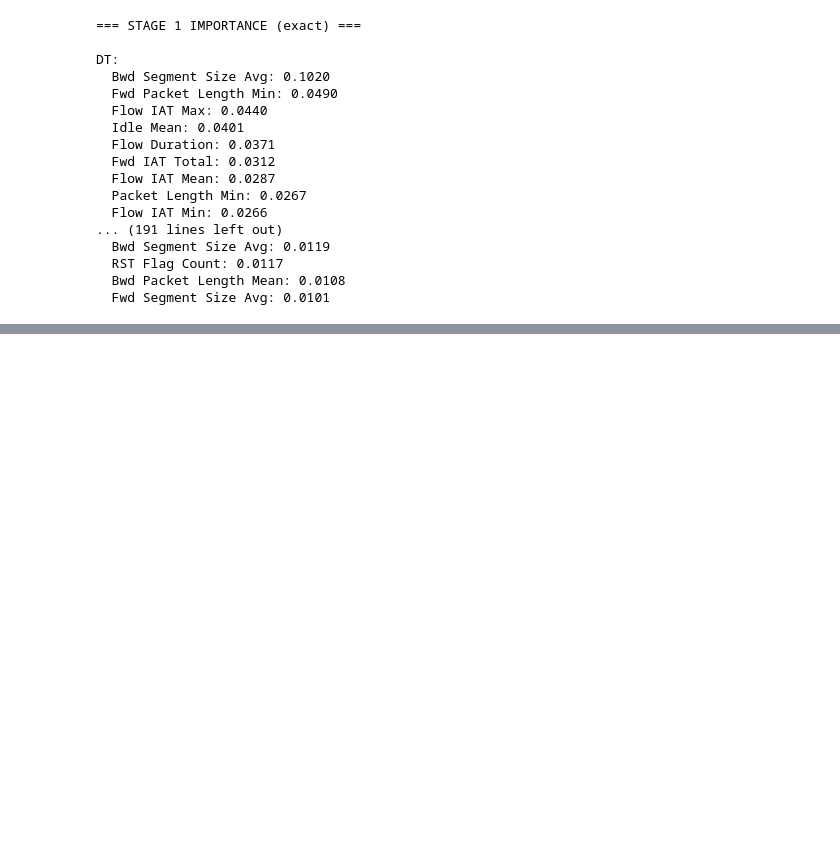
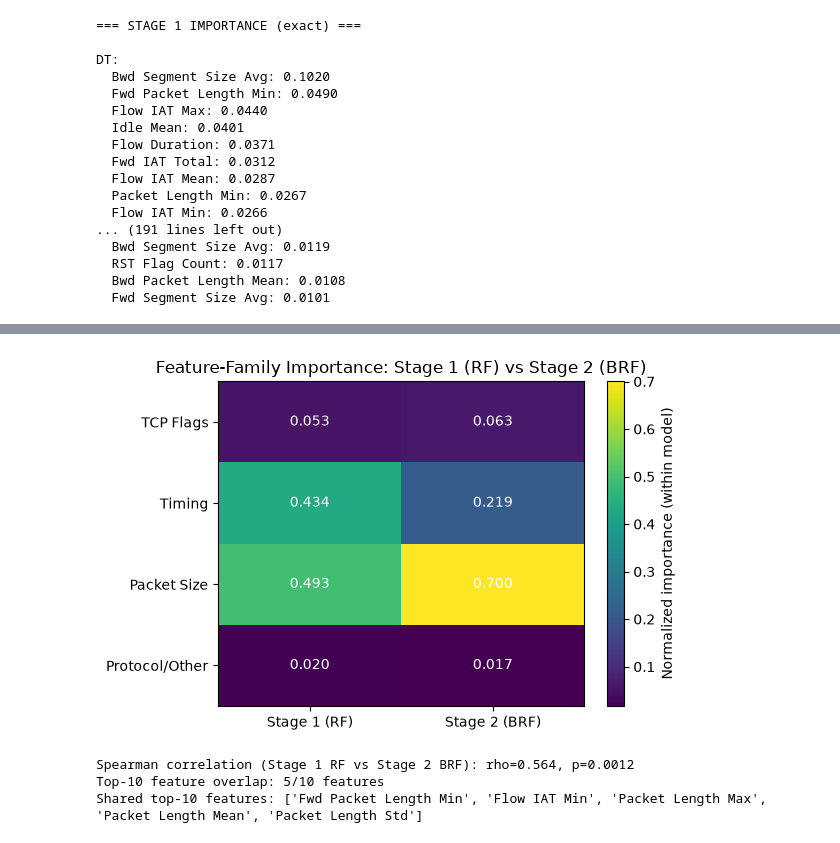
Before and after one commit to SimrahRuqiya/flat-vs-hierarchical-ml-research, a Jupyter notebook: notebooks/07_shap_final.ipynb, the cells around one changed output, grey strips where cells are left out. Saved outputs shown, nothing was run; the diff lists cells and outputs as text; code cells hidden in the pictures; blank space fills up the shorter version.

Commit message:
extra shap stuff

```diff
--- a/notebooks/07_shap_final.ipynb
+++ b/notebooks/07_shap_final.ipynb
@@ -361,0 +442,46 @@ DT:
+# %%
+import matplotlib.pyplot as plt
+
+all_families = ['TCP Flags', 'Timing', 'Packet Size', 'Protocol/Other']
+
+heatmap_data = pd.DataFrame({
+    'Stage 1 (RF)': [stage1_rf_family.get(f, 0) for f in all_families],
+    'Stage 2 (BRF)': [stage2_brf_family.get(f, 0) for f in all_families],
+}, index=all_families)
+
+fig, ax = plt.subplots(figsize=(6, 4))
+im = ax.imshow(heatmap_data.values.astype(float), aspect='auto', cmap='viridis')
+ax.set_xticks(range(len(heatmap_data.columns)))
+ax.set_xticklabels(heatmap_data.columns)
+ax.set_yticks(range(len(heatmap_data.index)))
+ax.set_yticklabels(heatmap_data.index)
+for i in range(len(heatmap_data.index)):
+    for j in range(len(heatmap_data.columns)):
+        val = heatmap_data.values[i, j]
+        ax.text(j, i, f"{val:.3f}", ha='center', va='center', color='white')
+fig.colorbar(im, ax=ax, label='Normalized importance (within model)')
+plt.title('Feature-Family Importance: Stage 1 (RF) vs Stage 2 (BRF)')
+plt.tight_layout()
+plt.savefig('../results/shap/family_heatmap.png', dpi=150, bbox_inches='tight')
+plt.show()
+# %% [output]
+[figure, added]
+# %%
+from scipy.stats import spearmanr
+
+stage1_norm = stage1_importance['RF'] / stage1_importance['RF'].sum()
+stage2_norm = stage2_importance['BRF'] / stage2_importance['BRF'].sum()
+
+rho, p_value = spearmanr(stage1_norm, stage2_norm)
+print(f"Spearman correlation (Stage 1 RF vs Stage 2 BRF): rho={rho:.3f}, p={p_value:.4f}")
+
+k = 10
+top_k_s1 = set(np.argsort(stage1_norm)[::-1][:k])
+top_k_s2 = set(np.argsort(stage2_norm)[::-1][:k])
+overlap = top_k_s1 & top_k_s2
+print(f"Top-{k} feature overlap: {len(overlap)}/{k} features")
+print(f"Shared top-{k} features: {[feature_names[i] for i in overlap]}")
+# %% [output]
+Spearman correlation (Stage 1 RF vs Stage 2 BRF): rho=0.564, p=0.0012
+Top-10 feature overlap: 5/10 features
+Shared top-10 features: ['Fwd Packet Length Min', 'Flow IAT Min', 'Packet Length Max', 'Packet Length Mean', 'Packet Length Std']
```
Also changed, not shown: parts of 3 cells of this notebook, 3 other files.
